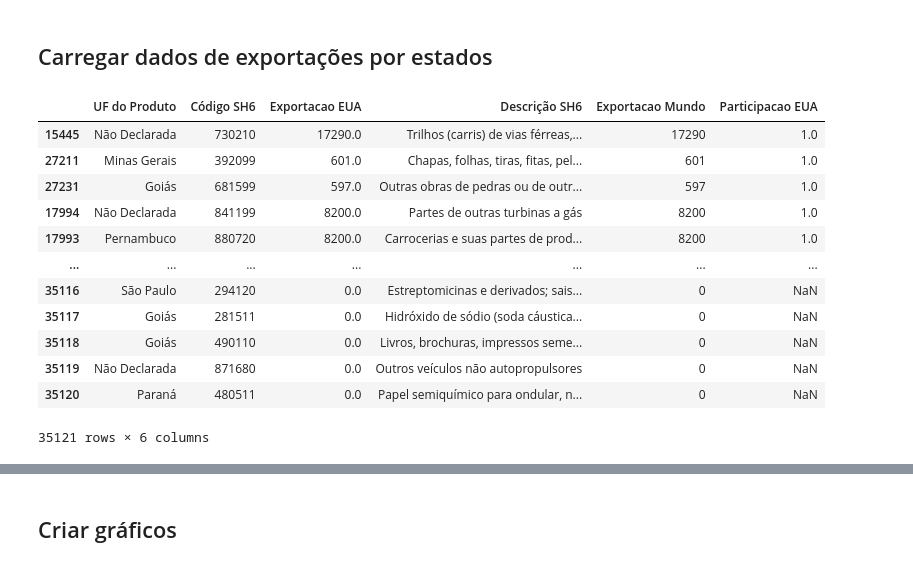
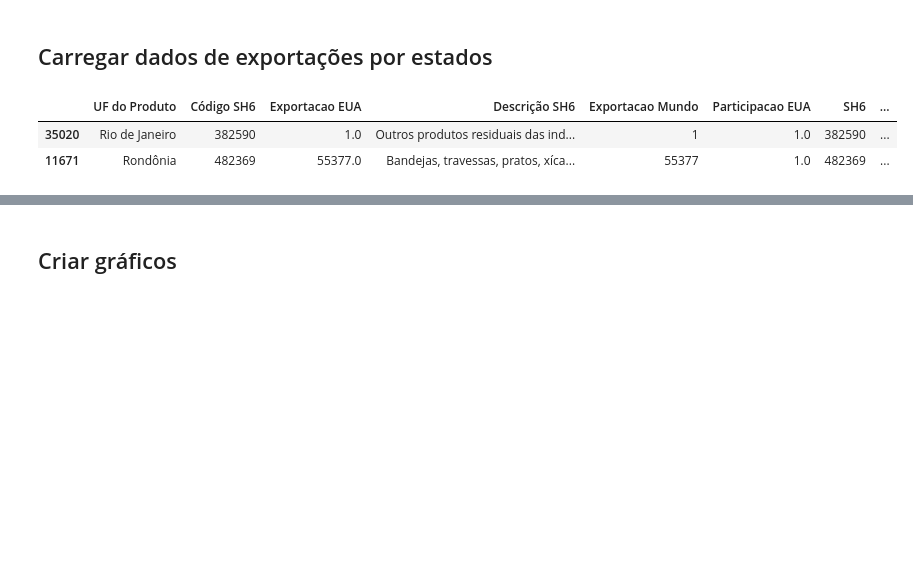
Before and after one commit to amiltonmendes/analise_insumo_produto, a Jupyter notebook: Priorização Setores.ipynb, the cells around one changed output, grey strips where cells are left out. Cells and saved outputs as stored; diff of their text form; code cells hidden in the pictures; blank space fills up the shorter version.

```diff
--- a/Priorização Setores.ipynb
+++ b/Priorização Setores.ipynb
@@ -447,18 +423,8 @@ exportacao_eua_estados = exportacao_eua_estados[['UF do Produto', 'Código SH6',
 # %%
 exportacao_eua_estados['Participacao EUA'] = exportacao_eua_estados['Exportacao EUA'] / exportacao_eua_estados['Exportacao Mundo']
 # %%
-exportacao_eua_estados.sort_values(by='Participacao EUA', ascending=False)
+exportacao_eua_estados.sort_values(by='Participacao EUA', ascending=False).head(2)
 # %% [output]
-|  | UF do Produto | Código SH6 | Exportacao EUA | Descrição SH6 | Exportacao Mundo | Participacao EUA |
-| 15445 | Não Declarada | 730210 | 17290.0 | Trilhos (carris) de vias férreas,... | 17290 | 1.0 |
-| 27211 | Minas Gerais | 392099 | 601.0 | Chapas, folhas, tiras, fitas, pel... | 601 | 1.0 |
-| 27231 | Goiás | 681599 | 597.0 | Outras obras de pedras ou de outr... | 597 | 1.0 |
-| 17994 | Não Declarada | 841199 | 8200.0 | Partes de outras turbinas a gás | 8200 | 1.0 |
-| 17993 | Pernambuco | 880720 | 8200.0 | Carrocerias e suas partes de prod... | 8200 | 1.0 |
-| ... | ... | ... | ... | ... | ... | ... |
-| 35116 | São Paulo | 294120 | 0.0 | Estreptomicinas e derivados; sais... | 0 | NaN |
-| 35117 | Goiás | 281511 | 0.0 | Hidróxido de sódio (soda cáustica... | 0 | NaN |
-| 35118 | Goiás | 490110 | 0.0 | Livros, brochuras, impressos seme... | 0 | NaN |
-| 35119 | Não Declarada | 871680 | 0.0 | Outros veículos não autopropulsores | 0 | NaN |
-| 35120 | Paraná | 480511 | 0.0 | Papel semiquímico para ondular, n... | 0 | NaN |
+|  | UF do Produto | Código SH6 | Exportacao EUA | Descrição SH6 | Exportacao Mundo | Participacao EUA | SH6 | ... |
+| 35020 | Rio de Janeiro | 382590 | 1.0 | Outros produtos residuais das ind... | 1 | 1.0 | 382590 | ... |
+| 11671 | Rondônia | 482369 | 55377.0 | Bandejas, travessas, pratos, xíca... | 55377 | 1.0 | 482369 | ... |
-35121 rows × 6 columns
```
Also changed, not shown: parts of 26 cells of this notebook, 24 other files.
